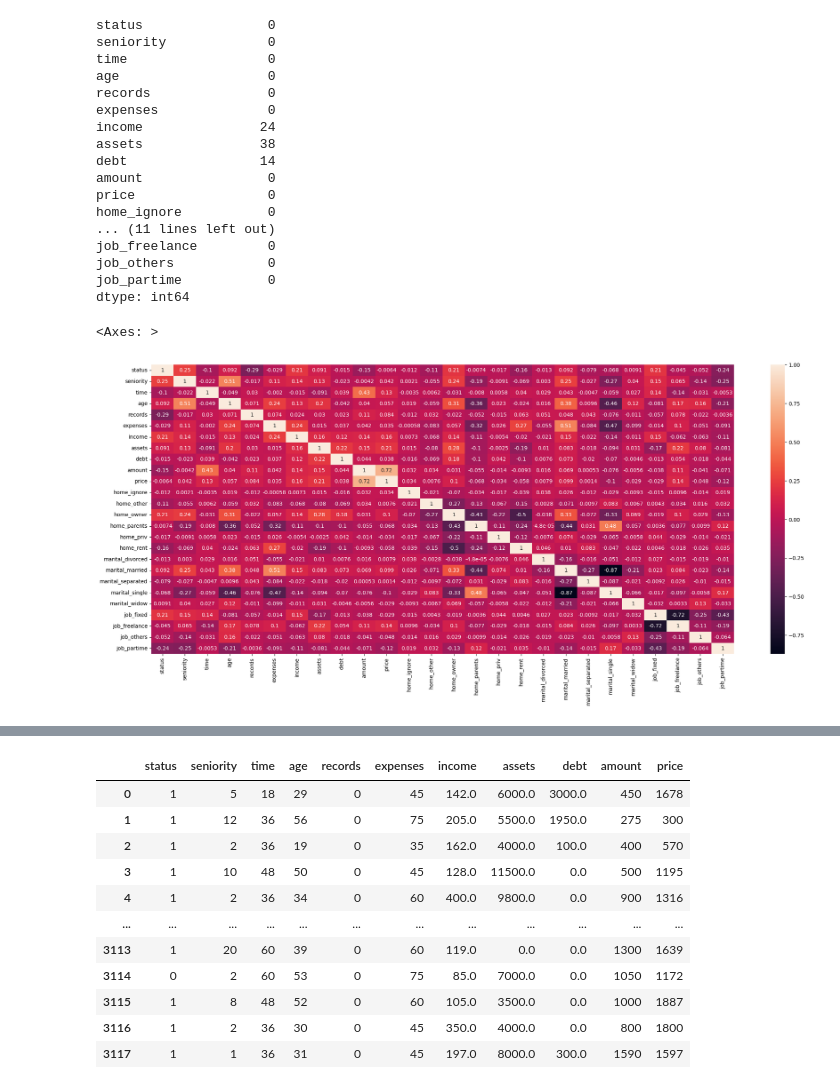
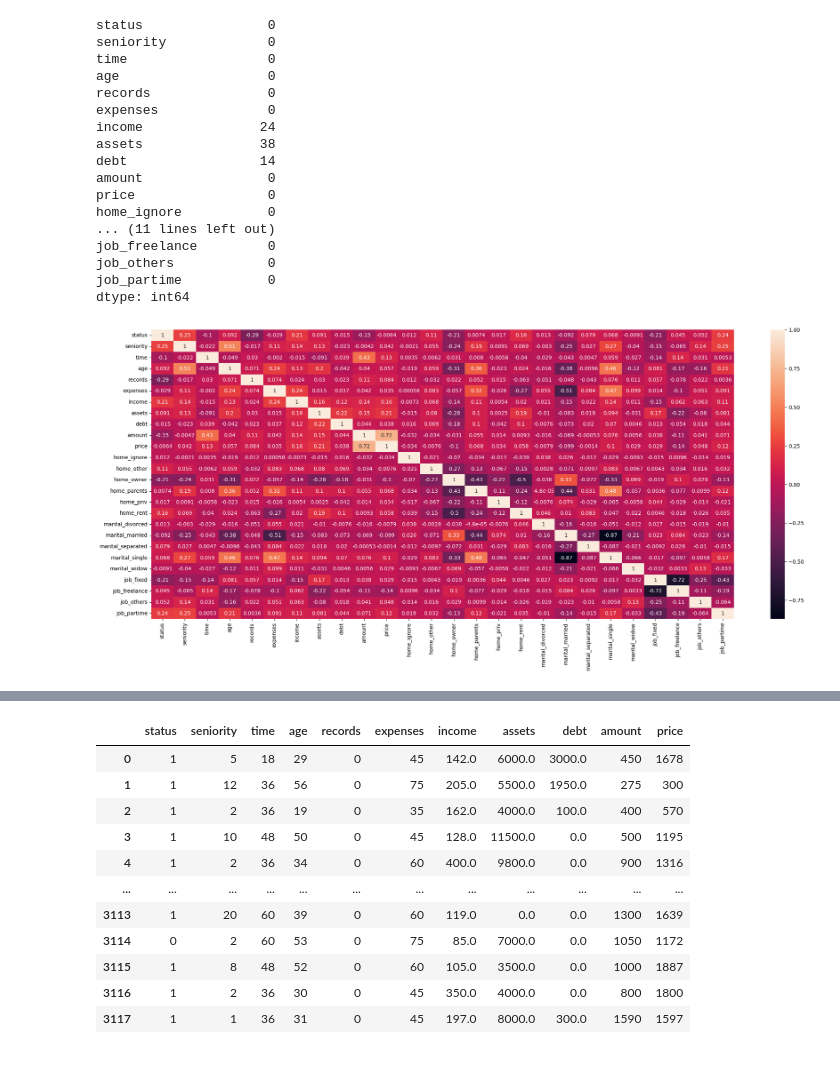
Before and after one commit to ViruSs51/Excalibur_AI_Camp, a Jupyter notebook: lesson_15 - Supervised Learning 3, Decision Trees/homework/ChallengeTask.ipynb, the cells around one changed output, grey strips where cells are left out. Saved outputs shown, nothing was run; the diff lists cells and outputs as text; code cells hidden in the pictures.

```diff
--- a/lesson_15 - Supervised Learning 3, Decision Trees/homework/ChallengeTask.ipynb
+++ b/lesson_15 - Supervised Learning 3, Decision Trees/homework/ChallengeTask.ipynb
@@ -223,9 +329,13 @@ job_others            0
 job_partime           0
 dtype: int64
 # %%
-plt.figure(figsize=(25, 10))
-sns.heatmap(data=df.corr(), annot=True)
+def visualization_correlation(data: pd.DataFrame):
+    plt.figure(figsize=(25, 10))
+    sns.heatmap(data=df.corr(), annot=True)
+    plt.show()
-# %% [output]
-<Axes: >
-[figure, removed]
+# %%
+
+visualization_correlation(df)
+# %% [output]
+[figure, added]
 # %% [markdown]
```
Also changed, not shown: parts of 37 cells of this notebook, 1 other file.
